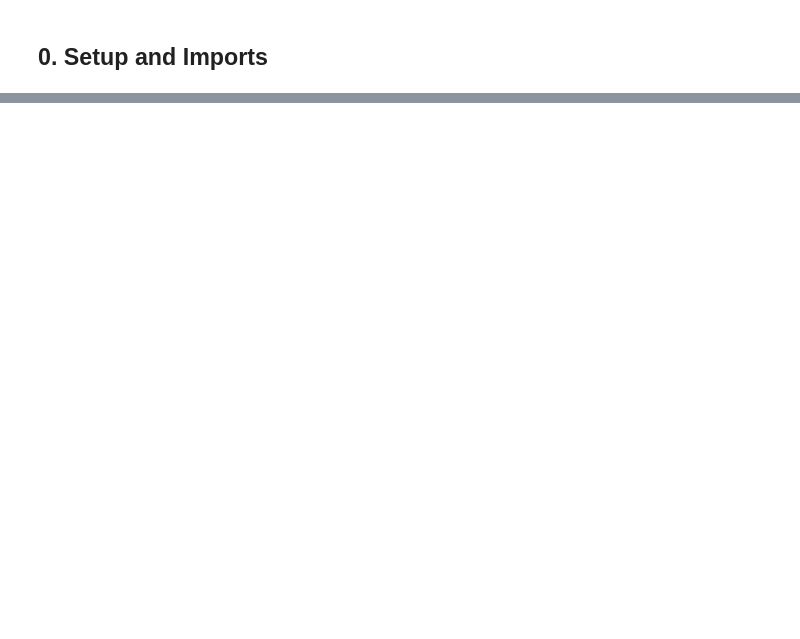
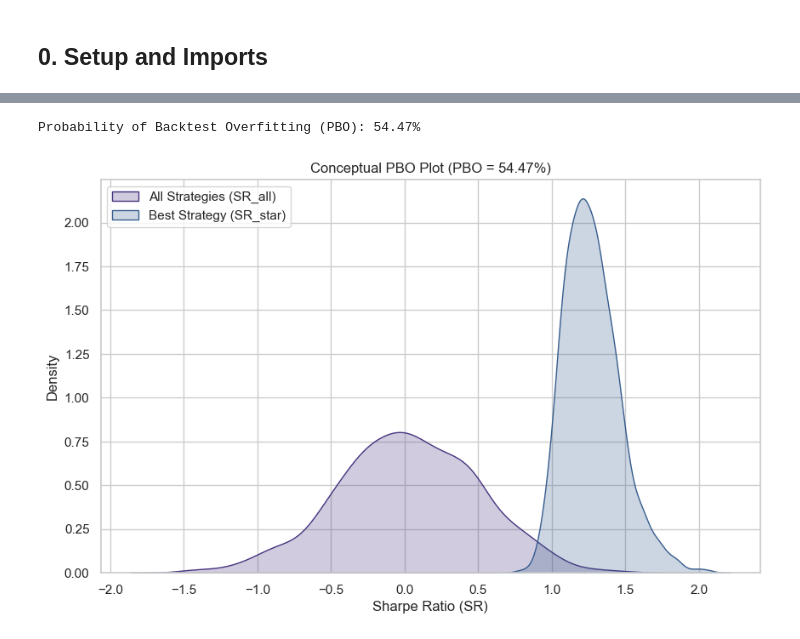
Before and after one commit to RiskLabAI/Notebooks.py, a Jupyter notebook: backtest/detecting_backtesy_overfitting.ipynb, the cells around one changed output, grey strips where cells are left out. Drawn from its saved outputs; the diff is of its cells as text; code cells hidden in the pictures; blank space fills up the shorter version.

```diff
--- a/backtest/detecting_backtesy_overfitting.ipynb
+++ b/backtest/detecting_backtesy_overfitting.ipynb
@@ -134,0 +152,25 @@ We can also use `compute_psr_curve` to see what SR we *would* need to achieve 95
+# %%
+# 1. Generate a dummy performance matrix: (T=1000 days, N=50 strategies)
+T = 1000
+N = 50
+np.random.seed(42)
+# Create N strategies, all with a small positive drift
+performances = np.random.normal(loc=0.0001, scale=0.01, size=(T, N))
+
+# 2. Calculate PBO using our helper
+pbo_value = get_pbo(performances, n_partitions=16)
+
+print(f"Probability of Backtest Overfitting (PBO): {pbo_value:.2%}")
+
+# 3. Plot the PBO distributions (conceptual plot)
+fig, ax = plt.subplots(figsize=(10, 6))
+sns.kdeplot(results['SR_all'], ax=ax, label='All Strategies (SR_all)', fill=True)
+sns.kdeplot(results['SR_star'], ax=ax, label='Best Strategy (SR_star)', fill=True)
+ax.set_title(f'Conceptual PBO Plot (PBO = {pbo_value:.2%})')
+ax.set_xlabel('Sharpe Ratio (SR)')
+ax.set_ylabel('Density')
+ax.legend()
+plt.show()
+# %% [output]
+Probability of Backtest Overfitting (PBO): 54.47%
+[figure, added]
```
Also changed, not shown: parts of 28 cells of this notebook, 3 other files.
